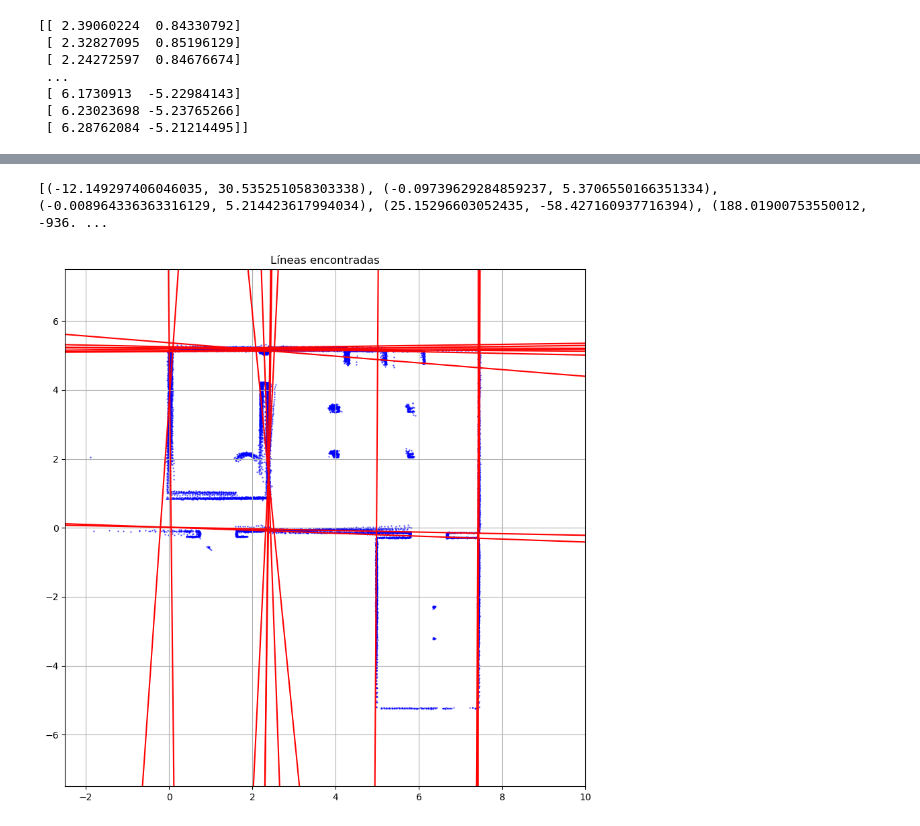
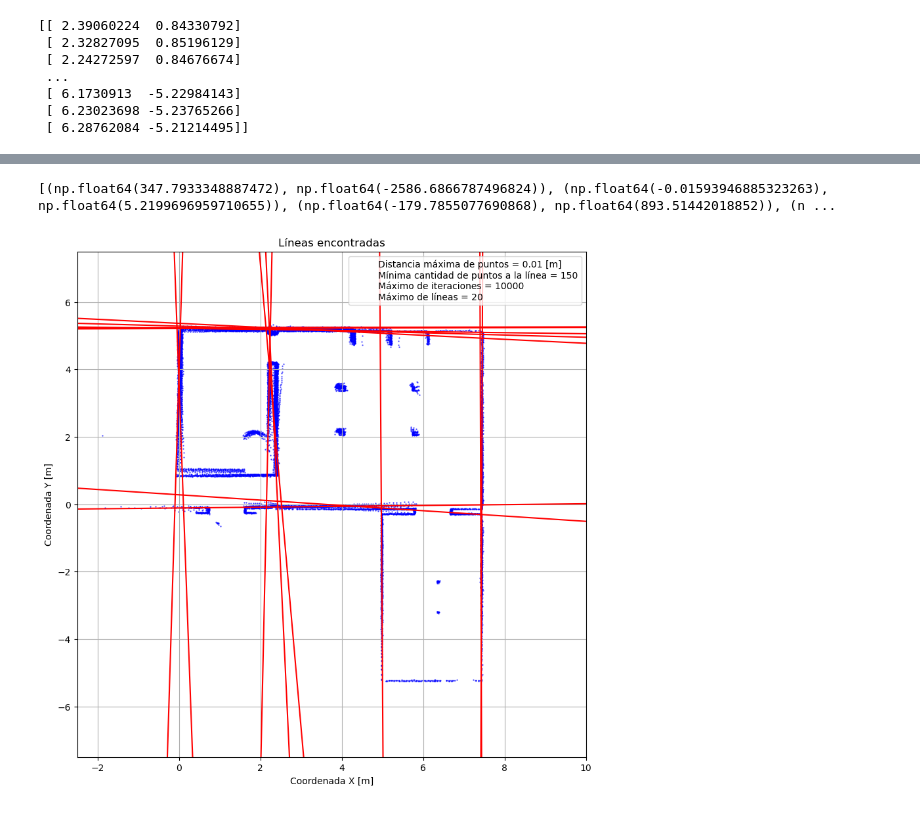
Before and after one commit to Felipeipe/el5206_ws, a Jupyter notebook: src/el5206_example/Ransac/Notebook_Ransac.ipynb, the cells around one changed output, grey strips where cells are left out. Drawn from its saved outputs; the diff is of its cells as text; code cells hidden in the pictures.

Commit message:
added new graph

```diff
--- a/src/el5206_example/Ransac/Notebook_Ransac.ipynb
+++ b/src/el5206_example/Ransac/Notebook_Ransac.ipynb
@@ -87,7 +92,7 @@ def RANSAC(points, dist_thresh, min_inliers, max_iter, max_lines):
                 lines.append(line)
                 if len(lines) >= max_lines:
                     break
-                points = [tuple(p) for p in points]
+                #points = [tuple(p) for p in points]
                 points = [p for p in points if p not in inliers]
             point_1 = random.choice(points)
             point_2 = random.choice(points)
@@ -135,32 +182,41 @@ def RANSAC(points, dist_thresh, min_inliers, max_iter, max_lines):
 # %%
-dist_tresh = 0.005
-min_inliers = 100
+dist_tresh = 0.01
+min_inliers = 150
 max_iter = 10000
 max_lines = 20
+
 mn = RANSAC(cartesianas, dist_tresh, min_inliers, max_iter, max_lines)
 print(mn)
 
 plt.figure(figsize=(10,10))
 plt.xlim(-2.5,10)
 plt.ylim(-7.5,7.5)
 
+params_text = (
+    f"Distancia máxima de puntos = {dist_tresh} [m]\n"
+    f"Mínima cantidad de puntos a la línea = {min_inliers}\n"
+    f"Máximo de iteraciones = {max_iter}\n"
+    f"Máximo de líneas = {max_lines}"
+)
+
 for line in mn:
     m, n = line
     x = np.linspace(-10, 10, 100)
     y = m * x + n
     plt.plot(x, y, color='red')
 
-px = []
-py = []
+px = [x[0] for x in cartesianas]
+py = [x[1] for x in cartesianas]
+plt.scatter(px, py, color='blue', alpha=0.6, s=0.5)
 
-for x in cartesianas:
-  px.append(x[0])
-  py.append(x[1])
-plt.scatter(px, py, color = 'blue', alpha=0.6, s=0.5)
+custom_legend = [Line2D([0], [0], color='none', label=params_text)]
 
+plt.xlabel('Coordenada X [m]')
+plt.ylabel('Coordenada Y [m]')
 plt.title('Líneas encontradas')
+plt.legend(handles=custom_legend, loc="upper right", frameon=True)
 plt.grid(True)
 plt.show()
 # %% [output]
-[(-12.149297406046035, 30.535251058303338), (-0.09739629284859237, 5.3706550166351334), (-0.008964336363316129, 5.214423617994034), (25.15296603052435, -58.427160937716394), (188.01900753550012, -936. ...
+[(np.float64(347.7933348887472), np.float64(-2586.6866787496824)), (np.float64(-0.01593946885323263), np.float64(5.2199696959710655)), (np.float64(-179.7855077690868), np.float64(893.51442018852)), (n ...
-[figure, old version]
+[figure, new version]
```
Also changed, not shown: parts of 5 cells of this notebook.
